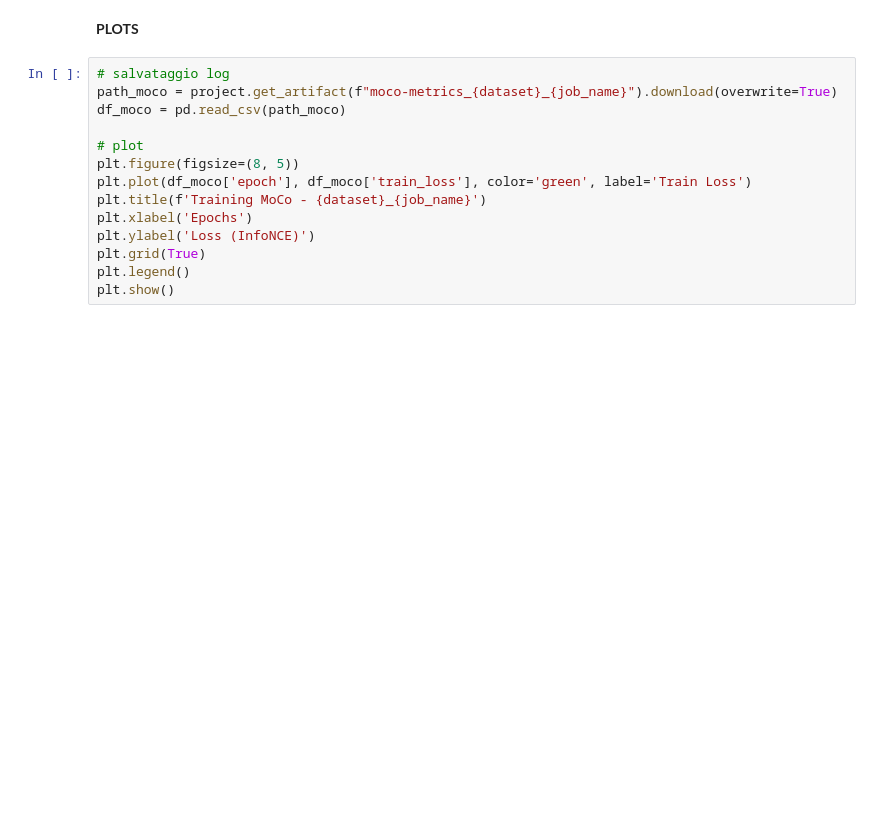
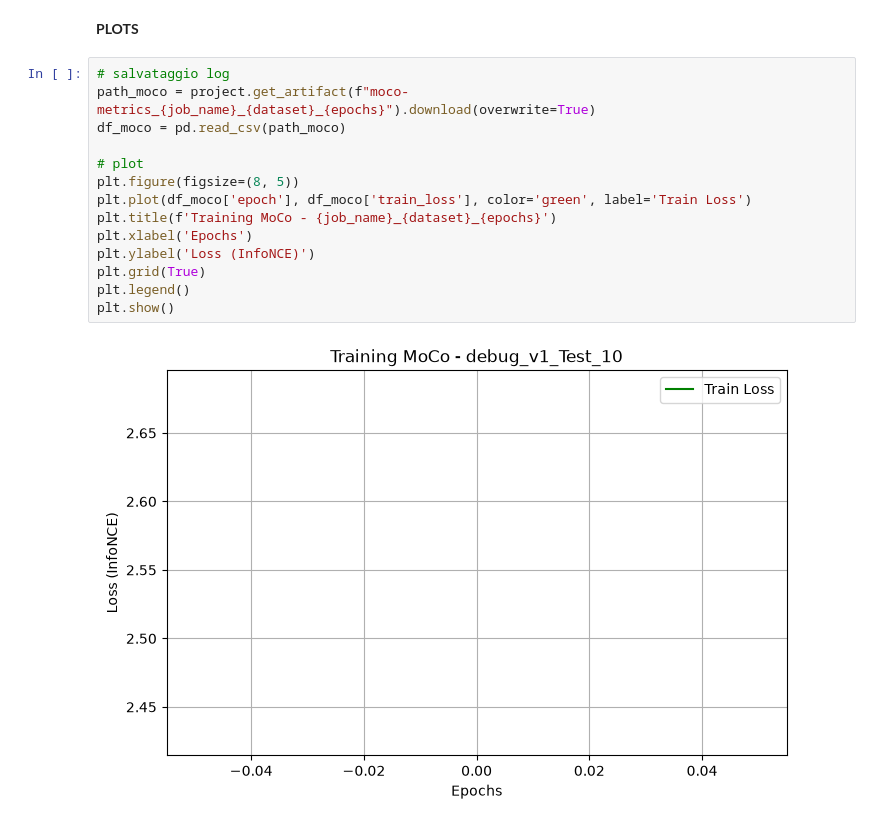
Before and after one commit to mattiaBarbo2002/TESI, a Jupyter notebook: notebooks/moco.ipynb, the cells around one changed output. Saved outputs shown, nothing was run; the diff lists cells and outputs as text; blank space fills up the shorter version.

```diff
--- a/notebooks/moco.ipynb
+++ b/notebooks/moco.ipynb
@@ -92,15 +132,17 @@ print(run_moco.status.message)
 **PLOTS**
 # %%
 # salvataggio log
-path_moco = project.get_artifact(f"moco-metrics_{dataset}_{job_name}").download(overwrite=True)
+path_moco = project.get_artifact(f"moco-metrics_{job_name}_{dataset}_{epochs}").download(overwrite=True)
 df_moco = pd.read_csv(path_moco)
 
 # plot
 plt.figure(figsize=(8, 5))
 plt.plot(df_moco['epoch'], df_moco['train_loss'], color='green', label='Train Loss')
-plt.title(f'Training MoCo - {dataset}_{job_name}')
+plt.title(f'Training MoCo - {job_name}_{dataset}_{epochs}')
 plt.xlabel('Epochs')
 plt.ylabel('Loss (InfoNCE)')
 plt.grid(True)
 plt.legend()
 plt.show()
+# %% [output]
+[figure, added]
```
Also changed, not shown: parts of 4 cells of this notebook, 35 other files.
